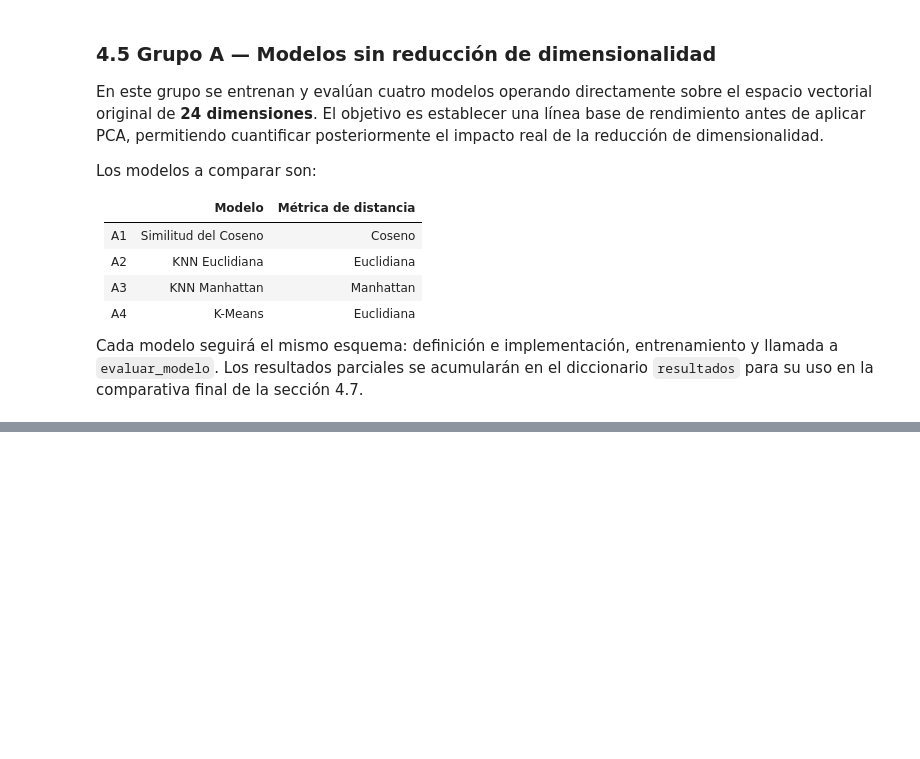
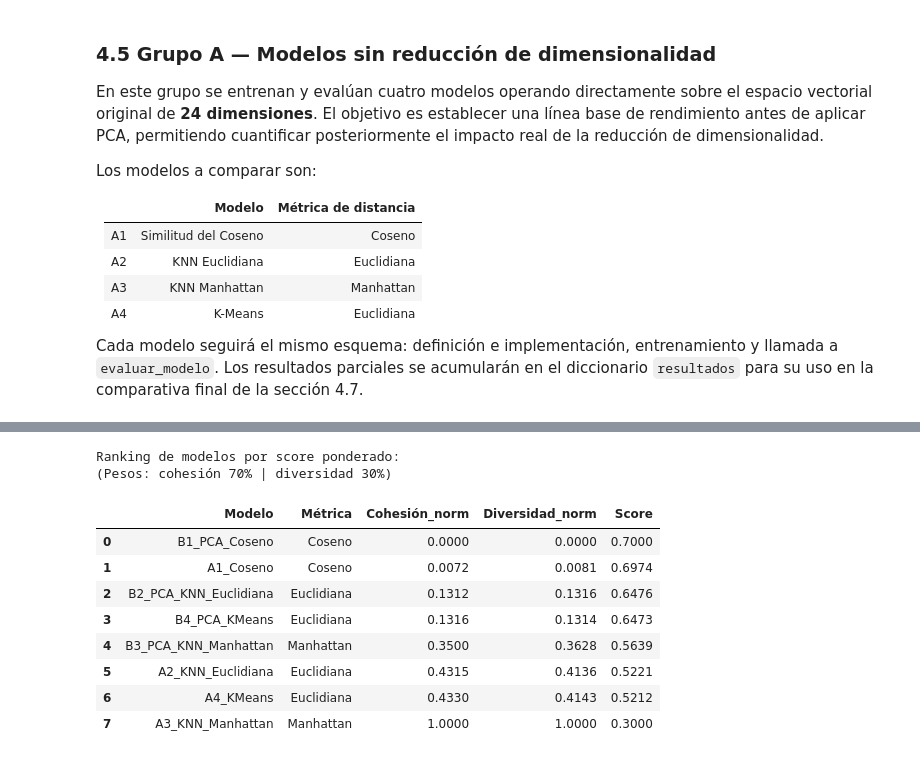
Before and after one commit to nernunnzar/music-recommendation-system, a Jupyter notebook: 04_Modelos_Recomendacion.ipynb, the cells around one changed output, grey strips where cells are left out. Saved outputs shown, nothing was run; the diff lists cells and outputs as text; code cells hidden in the pictures; blank space fills up the shorter version.

```diff
--- a/04_Modelos_Recomendacion.ipynb
+++ b/04_Modelos_Recomendacion.ipynb
@@ -292,0 +705,13 @@ resultados = {}
+# %%
+# Evaluación
+print("Evaluando B4 - PCA + K-Means...")
+cohesion_b4, diversidad_b4 = evaluar_modelo(
+    recomendar_fn = recomendar_kmeans_pca,
+    X_eval_sample = X_eval_pca,
+    metric = 'euclidean'
+)
+
+resultados['B4_PCA_KMeans'] = (cohesion_b4, diversidad_b4)
+
+print(f"  Cohesión media (↓ mejor): {cohesion_b4:.4f}")
+print(f"  Diversidad media (↑ mejor): {diversidad_b4:.4f}")
@@ -292,0 +797,30 @@ resultados = {}
+# %%
+# Score ponderado: 70% cohesión (invertida) + 30% diversidad
+PESO_COHESION   = 0.70
+PESO_DIVERSIDAD = 0.3
+
+df_resultados['Score'] = (
+    PESO_COHESION   * (1 - df_resultados['Cohesión_norm']) +
+    PESO_DIVERSIDAD * df_resultados['Diversidad_norm']
+)
+
+# Ordenar por score descendente
+df_resultados = df_resultados.sort_values('Score', ascending=False).reset_index(drop=True)
+
+print("Ranking de modelos por score ponderado:")
+print(f"(Pesos: cohesión {PESO_COHESION:.0%} | diversidad {PESO_DIVERSIDAD:.0%})\n")
+df_resultados[['Modelo', 'Métrica', 'Cohesión_norm', 'Diversidad_norm', 'Score']]\
+    .style.format({'Cohesión_norm': '{:.4f}', 'Diversidad_norm': '{:.4f}', 'Score': '{:.4f}'})\
+    .background_gradient(subset=['Score'], cmap='RdYlGn')
+# %% [output]
+Ranking de modelos por score ponderado:
+(Pesos: cohesión 70% | diversidad 30%)
+|  | Modelo | Métrica | Cohesión_norm | Diversidad_norm | Score |
+| 0 | B1_PCA_Coseno | Coseno | 0.0000 | 0.0000 | 0.7000 |
+| 1 | A1_Coseno | Coseno | 0.0072 | 0.0081 | 0.6974 |
+| 2 | B2_PCA_KNN_Euclidiana | Euclidiana | 0.1312 | 0.1316 | 0.6476 |
+| 3 | B4_PCA_KMeans | Euclidiana | 0.1316 | 0.1314 | 0.6473 |
+| 4 | B3_PCA_KNN_Manhattan | Manhattan | 0.3500 | 0.3628 | 0.5639 |
+| 5 | A2_KNN_Euclidiana | Euclidiana | 0.4315 | 0.4136 | 0.5221 |
+| 6 | A4_KMeans | Euclidiana | 0.4330 | 0.4143 | 0.5212 |
+| 7 | A3_KNN_Manhattan | Manhattan | 1.0000 | 1.0000 | 0.3000 |
```
Also changed, not shown: parts of 45 cells of this notebook, 4 other files.
